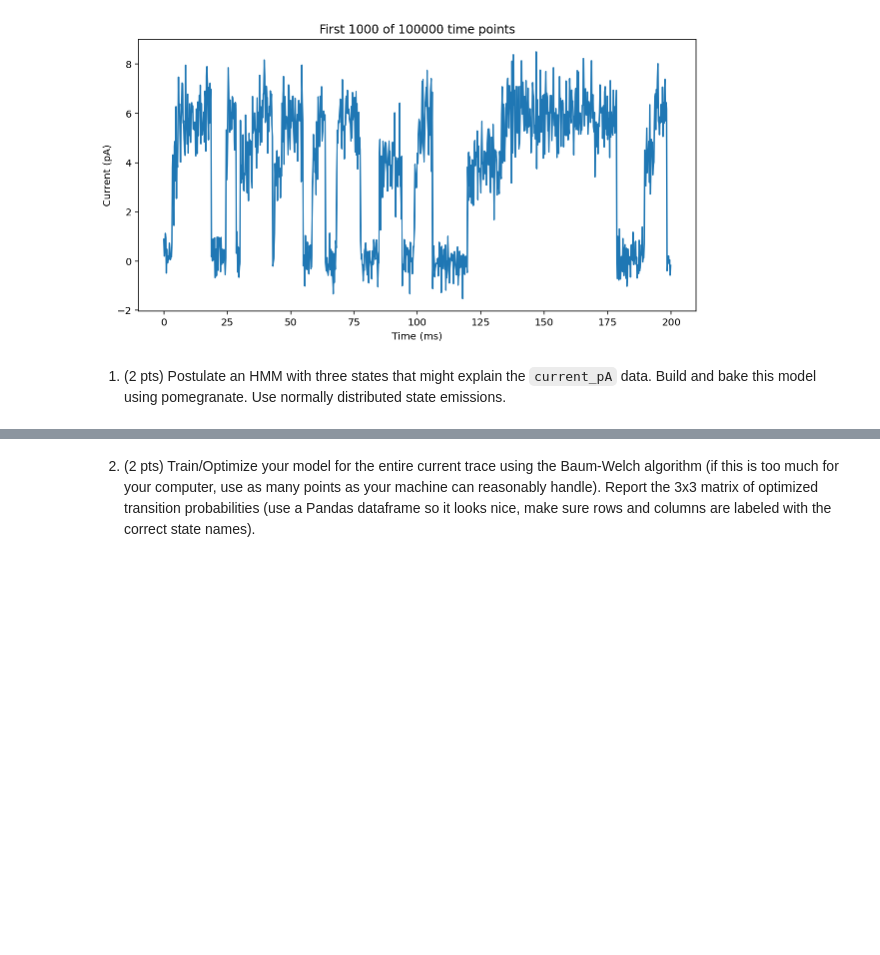
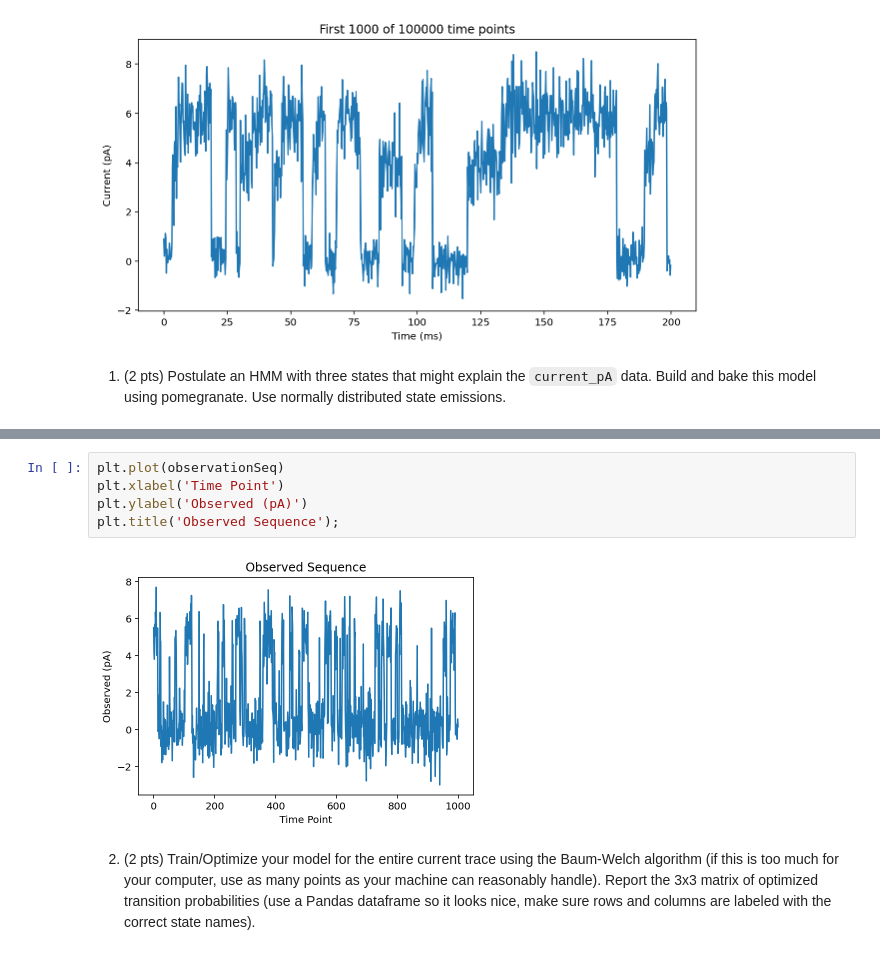
Before and after one commit to nishadalal120/NEU-365P-385L-Spring-2021, a Jupyter notebook: homework/extracredit-hmm.ipynb, the cells around one changed output, grey strips where cells are left out. Drawn from its saved outputs; the diff is of its cells as text; blank space fills up the shorter version.

```diff
--- a/homework/extracredit-hmm.ipynb
+++ b/homework/extracredit-hmm.ipynb
@@ -34,2 +76,9 @@ plt.title(f'First {n} of {len(current_pA)} time points');
+# %%
+plt.plot(observationSeq)
+plt.xlabel('Time Point')
+plt.ylabel('Observed (pA)')
+plt.title('Observed Sequence');
+# %% [output]
+[figure, added]
 # %% [markdown]
 2. (2 pts) Train/Optimize your model for the entire current trace using the Baum-Welch algorithm (if this is too much for your computer, use as many points as your machine can reasonably handle). Report the 3x3 matrix of optimized transition probabilities (use a Pandas dataframe so it looks nice, make sure rows and columns are labeled with the correct state names).
```
Also changed, not shown: parts of 9 cells of this notebook.
